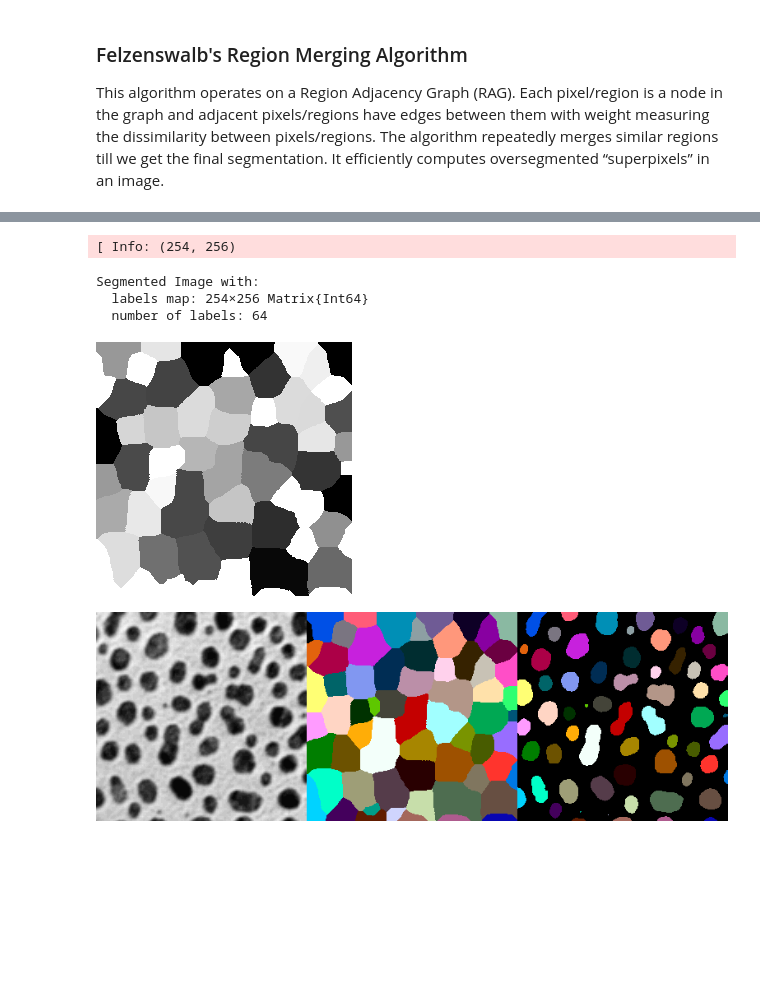
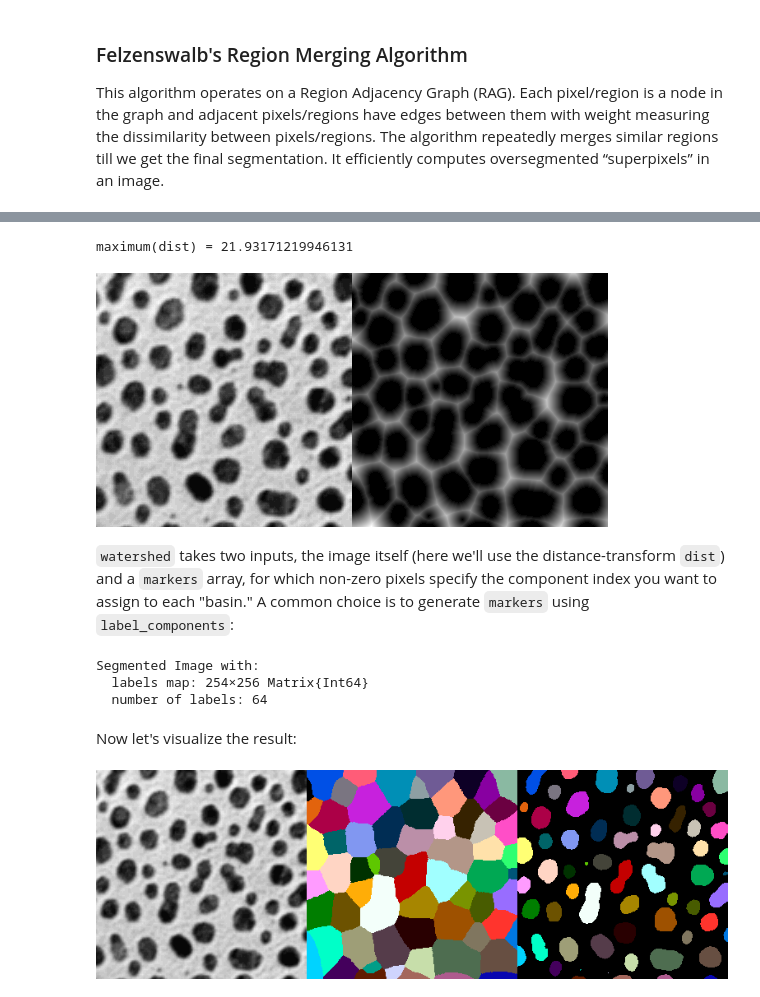
Before and after one commit to JuliaImages/JuliaCon23_ImageProcessingWorkshop, a Jupyter notebook: 4-Segmentation.ipynb, the cells around one changed output, grey strips where cells are left out. Drawn from its saved outputs; the diff is of its cells as text; code cells hidden in the pictures; blank space fills up the shorter version.

```diff
--- a/4-Segmentation.ipynb
+++ b/4-Segmentation.ipynb
@@ -191,23 +187,23 @@ The watershed algorithm treats an image as a topographic surface where bright pi
 # %%
 img = testimage("blobs")
-@info size(img)
-bw = Gray.(img) .> 0.5;
-dist = 1 .- distance_transform(feature_transform(bw));
-markers = label_components(dist .< 0.5);
-seg = watershed(dist, markers)
+bw = Gray.(img) .< 0.5;                             # `true` for the dark blobs
+dist = distance_transform(feature_transform(bw));   # distance to nearest dark blob
+@show maximum(dist)
+mosaic(img, dist/maximum(dist); nrow=1)
 # %% [output]
-[ Info: (254, 256)
+maximum(dist) = 21.93171219946131
-Segmented Image with:
-  labels map: 254×256 Matrix{Int64}
-  number of labels: 64
+[figure, added]
-# %%
-img_up = zeros(RGB, (254, 256));
-for i in eachindex(img)
-       img_up[i] = seg.segment_means[seg.image_indexmap[i]] +1
-end
-img_up
-# %% [output]
-[figure, removed]
+# %% [markdown]
+`watershed` takes two inputs, the image itself (here we'll use the distance-transform `dist`) and a `markers` array, for which non-zero pixels specify the component index you want to assign to each "basin." A common choice is to generate `markers` using `label_components`:
+# %%
+markers = label_components(dist .< 1);
+seg = watershed(dist, markers)
+# %% [output]
+Segmented Image with:
+  labels map: 254×256 Matrix{Int64}
+  number of labels: 64
+# %% [markdown]
+Now let's visualize the result:
 # %%
 labels = labels_map(seg)
 colored_labels = Images.IndirectArray(labels, distinguishable_colors(maximum(labels)))
```
Also changed, not shown: parts of 25 cells of this notebook.
